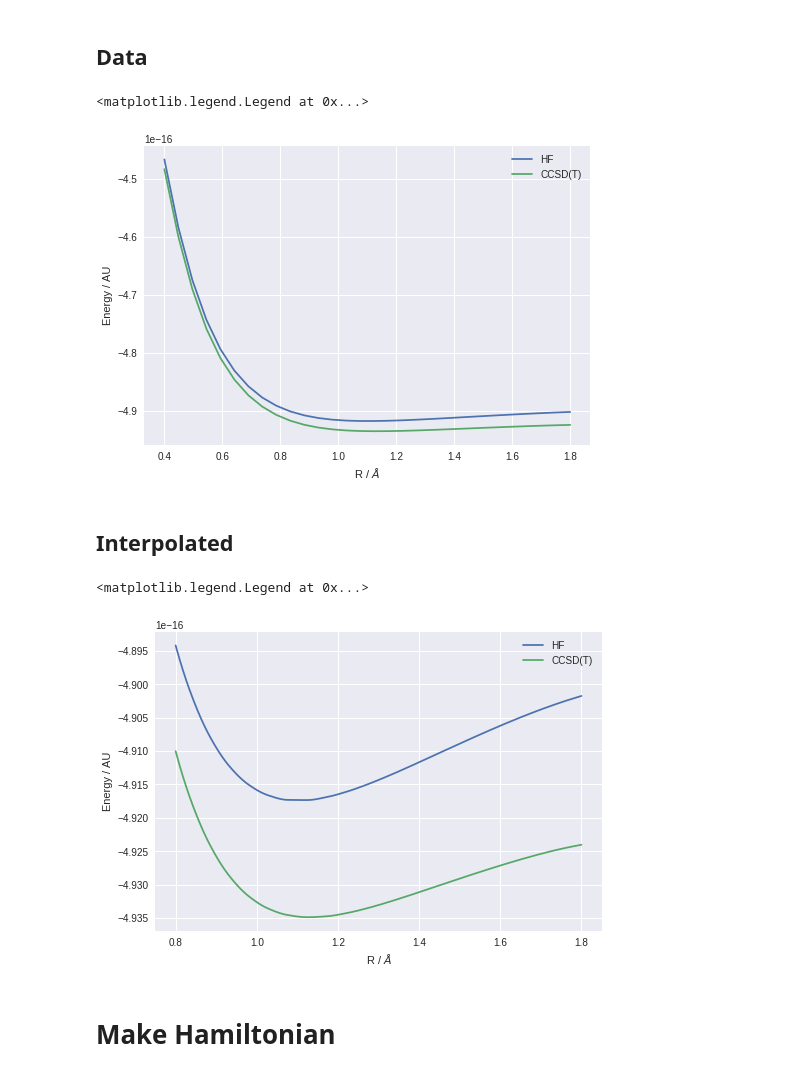
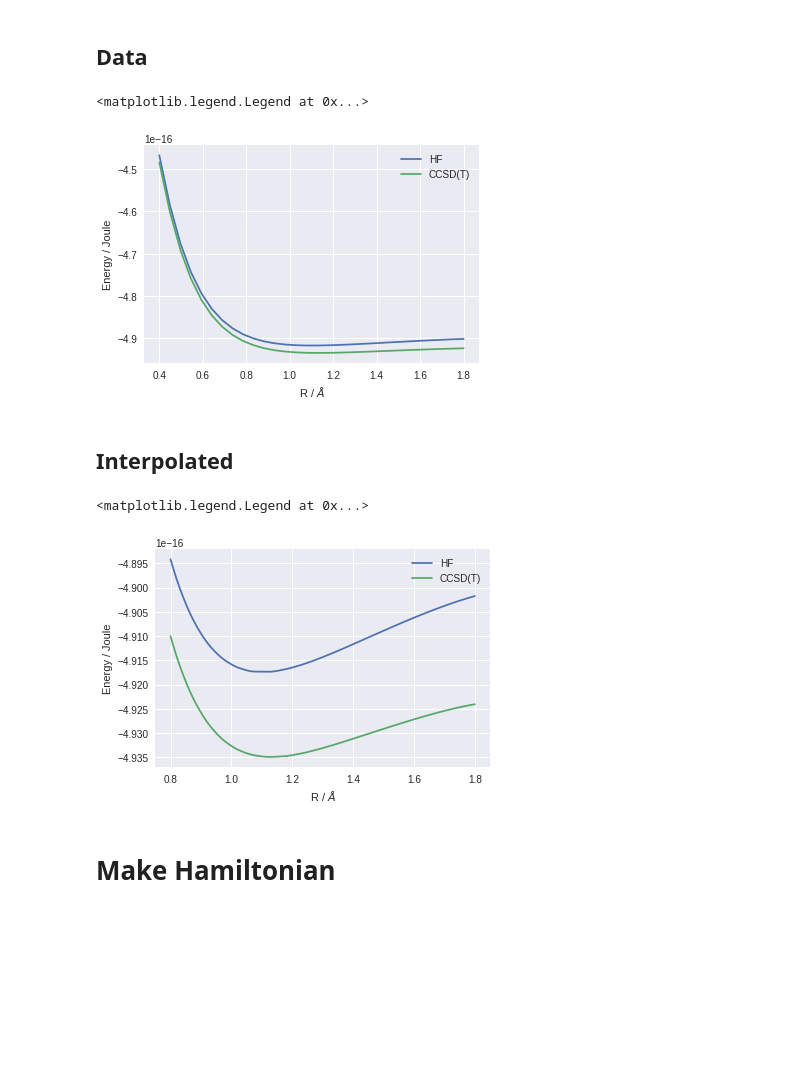
Before and after one commit to jcartus/TMSoCM, a Jupyter notebook: TaskD/FiniteDifferences.ipynb, the cells around one changed output. Saved outputs shown, nothing was run; the diff lists cells and outputs as text; code cells hidden in the pictures; blank space fills up the shorter version.

```diff
--- a/TaskD/FiniteDifferences.ipynb
+++ b/TaskD/FiniteDifferences.ipynb
@@ -49,14 +49,14 @@ interpolator_CCSDT = PChip(r, E_CCSDT)
 # %%
 plt.plot(r, E_HF, label="HF")
 plt.plot(r, E_CCSDT, label="CCSD(T)")
 
 plt.xlabel("R / $\AA$")
-plt.ylabel("Energy / AU")
+plt.ylabel("Energy / Joule")
 
 plt.legend()
 # %% [output]
 <matplotlib.legend.Legend at 0x...>
-[figure, old version]
+[figure, new version]
 # %% [markdown]
 ## Interpolated
 # %%
@@ -66,12 +66,12 @@ plt.plot(t, interpolator_HF(t), label="HF")
 plt.plot(t, interpolator_CCSDT(t), label="CCSD(T)")
 
 plt.xlabel("R / $\AA$")
-plt.ylabel("Energy / AU")
+plt.ylabel("Energy / Joule")
 
 plt.legend()
 # %% [output]
 <matplotlib.legend.Legend at 0x...>
-[figure, old version]
+[figure, new version]
 # %% [markdown]
 # Make Hamiltonian
 # %%
```
Also changed, not shown: parts of 8 cells of this notebook, 1 other file.
